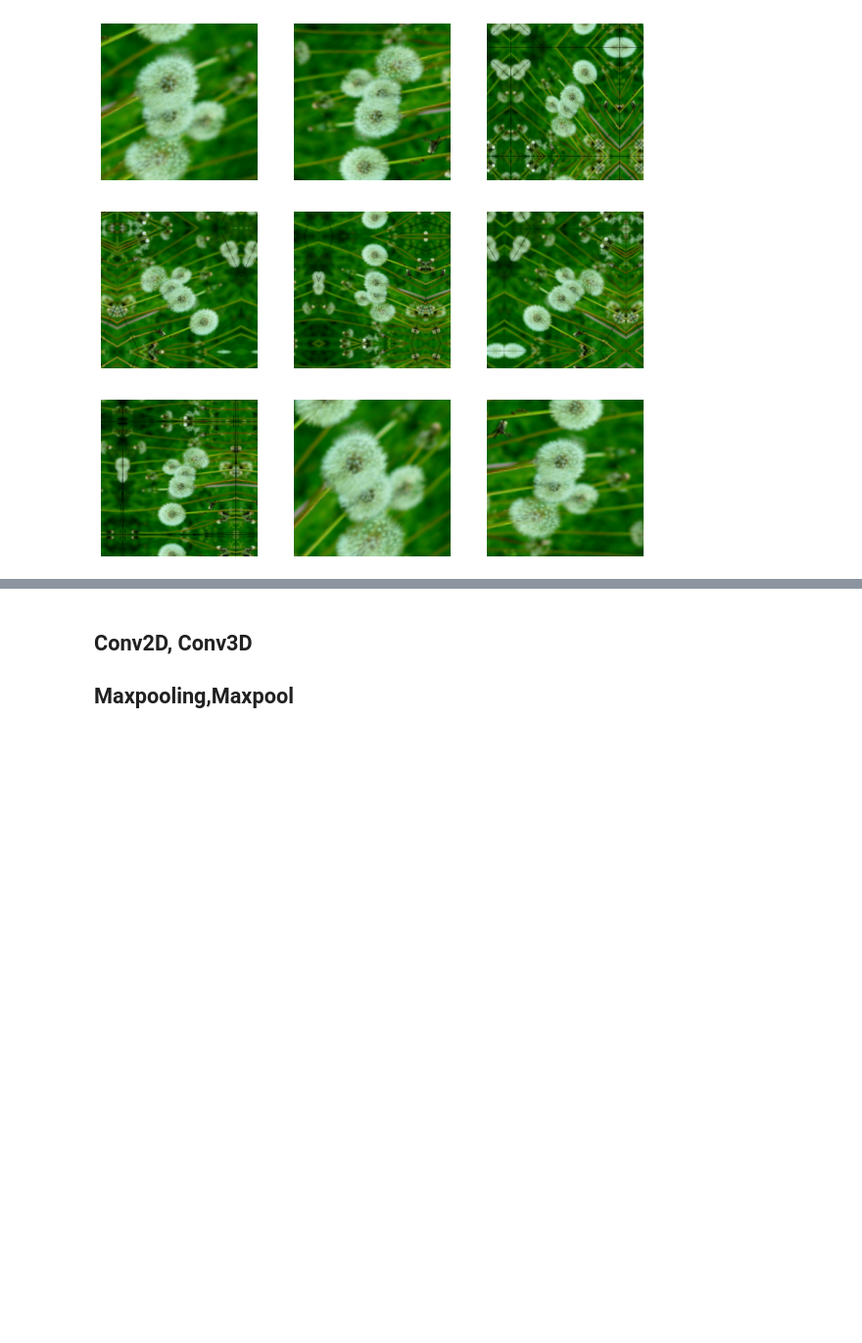
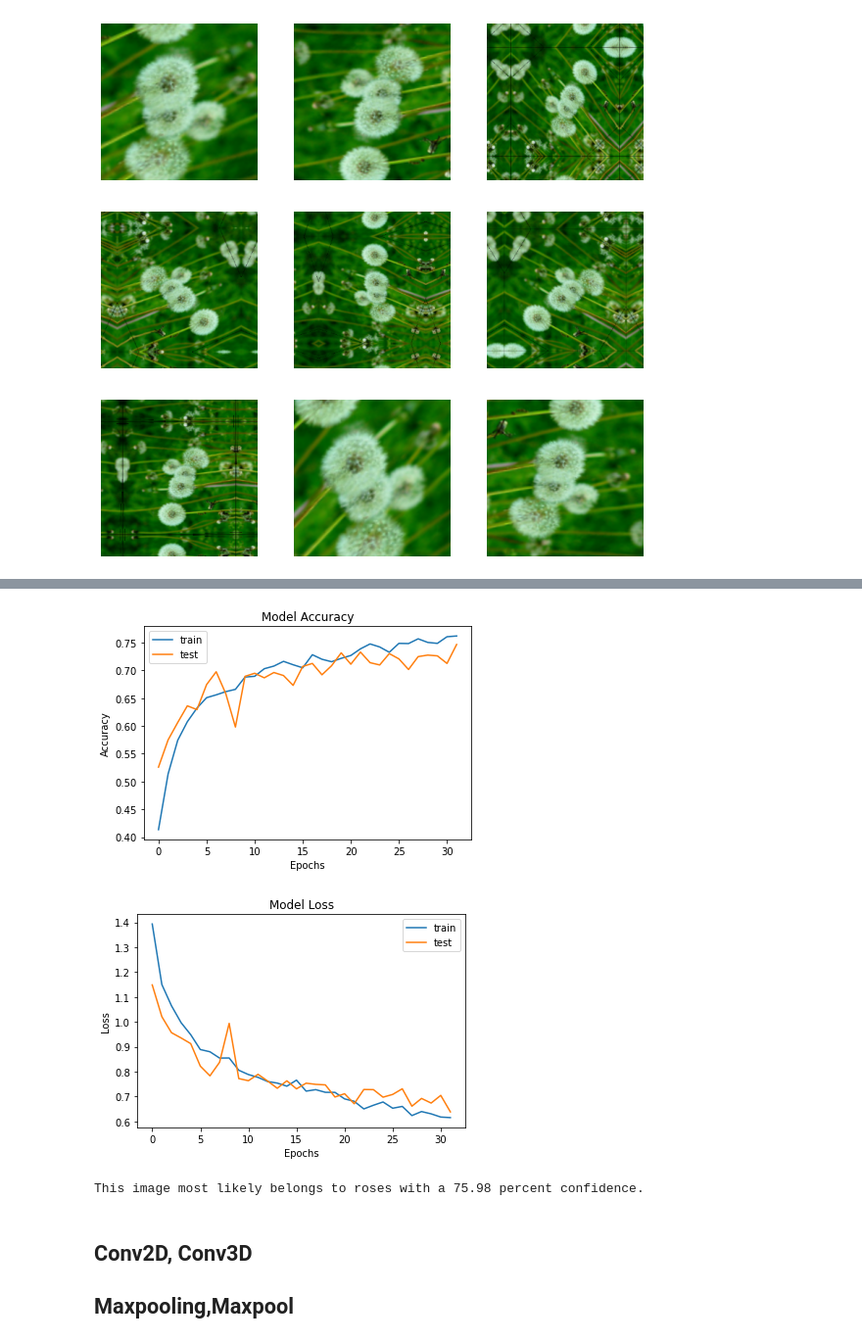
Before and after one commit to rexdivakar/Flower-Classification, a Jupyter notebook: Cnn/flower_cnn.ipynb, the cells around one changed output, grey strips where cells are left out. Shown at 98% size. Saved outputs shown, nothing was run; the diff lists cells and outputs as text; code cells hidden in the pictures; blank space fills up the shorter version.

Commit message:
updating plot error

```diff
--- a/Cnn/flower_cnn.ipynb
+++ b/Cnn/flower_cnn.ipynb
@@ -193,9 +175,39 @@ plt.show()
+# %%
+import matplotlib.pyplot as plt
+from matplotlib import style
+import seaborn as sns
+
+%matplotlib inline
+
+plt.plot(history.history['accuracy'])
+plt.plot(history.history['val_accuracy'])
+plt.title('Model Accuracy')
+plt.ylabel('Accuracy')
+plt.xlabel('Epochs')
+plt.legend(['train', 'test'])
+plt.show()
+
+plt.plot(history.history['loss'])
+plt.plot(history.history['val_loss'])
+plt.title('Model Loss')
+plt.ylabel('Loss')
+plt.xlabel('Epochs')
+plt.legend(['train', 'test'])
+plt.show()
+# %% [output]
+[figure, added]
+[figure, added]
 # %%
 sunflower_url = "https://storage.googleapis.com/download.tensorflow.org/example_images/592px-Red_sunflower.jpg"
 sunflower_path = tf.keras.utils.get_file('Red_sunflower', origin=sunflower_url)
 
+tulip_path='external-content.duckduckgo.com.jpeg'
+tulip_path1='tp.jpeg'
+
+rose_path='rose1.jpeg'
+
 img = keras.preprocessing.image.load_img(
-    sunflower_path, target_size=(img_height, img_width)
+    rose_path, target_size=(img_height, img_width)
 )
 img_array = keras.preprocessing.image.img_to_array(img)
 img_array = tf.expand_dims(img_array, 0) # Create a batch
@@ -207,6 +219,8 @@ print(
     "This image most likely belongs to {} with a {:.2f} percent confidence."
     .format(class_names[np.argmax(score)], 100 * np.max(score))
 )
+# %% [output]
+This image most likely belongs to roses with a 75.98 percent confidence.
 # %%
 model.save('74.h5')
 # %% [markdown]
```
Also changed, not shown: parts of 2 cells of this notebook.
